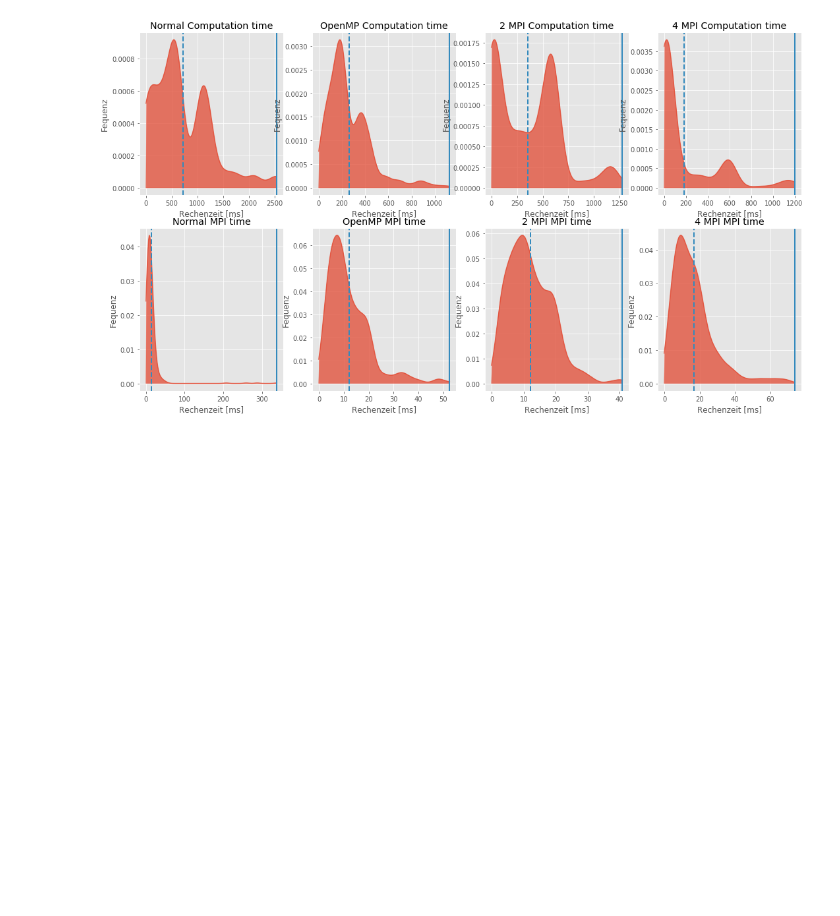
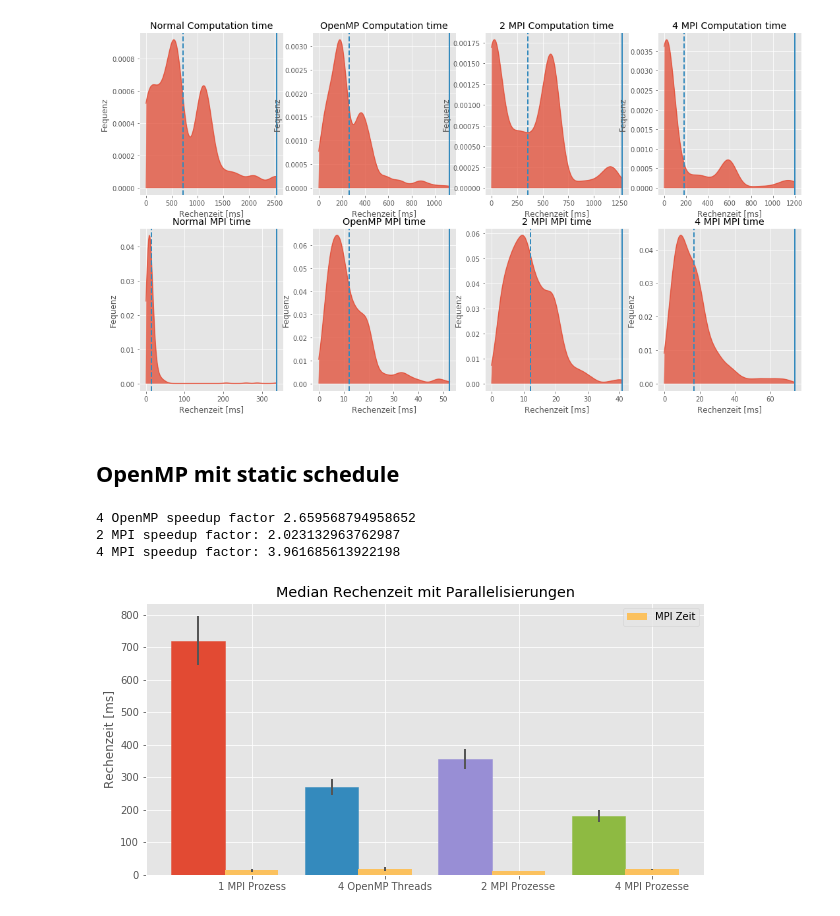
Before and after one commit to eragp/mandelbrot, a Jupyter notebook: eval/scalingGraph/Parallelism.ipynb, the cells around one changed output. Drawn from its saved outputs; the diff is of its cells as text; code cells hidden in the pictures; blank space fills up the shorter version.

Commit message:
Add static schedule graph

```diff
--- a/eval/scalingGraph/Parallelism.ipynb
+++ b/eval/scalingGraph/Parallelism.ipynb
@@ -302,3 +302,70 @@ histogram(axs[1,3], mpiMPI, 'Rechenzeit [ms]', 'Fequenz', "4 MPI MPI time")
 plt.show()
 # %% [output]
 [figure]
+# %% [markdown]
+## OpenMP mit static schedule
+# %%
+normalT = load_json("./data/data_parallel_normal_2.json")
+ompT = load_json("./data/data_parallel_4_OpenMP_2.static.json")
+mpiT = load_json("./data/data_parallel_4_MPI_2.json")
+mpi2T = load_json("./data/data_parallel_2_MPI_2.json")
+
+def stat(data):
+    a, b = zip(*data)
+    a, b = np.asarray(a) / 1e3, np.asarray(b) / 1e3
+    m, err = mean_confidence(a, .99)
+    m2, err2 = mean_confidence(b, .99)
+    return m, err, m2, err2
+    #return np.mean(a), np.std(a), np.mean(b), np.std(b)
+
+normal, normalErr, normalMPI, normalMPIerr = stat(normalT)
+omp, ompErr, ompMPI, ompMPIerr = stat(ompT)
+mpi, mpiErr, mpiMPI, mpiMPIerr = stat(mpiT)
+mpi2, mpi2Err, mpi2MPI, mpi2MPIerr = stat(mpi2T)
+
+
+x_ticks = ["1 MPI Prozess", "4 OpenMP Threads", '2 MPI Prozesse', "4 MPI Prozesse"]
+x = np.arange(len(x_ticks))
+y = (normal, omp, mpi2, mpi)
+yerr = (normalErr, ompErr, mpi2Err, mpiErr)
+
+
+fig, ax = plt.subplots(figsize=(10,5))
+total_width = 0.8
+ind_width = total_width / 2
+alteration = np.arange(-(total_width / 2), total_width/2, ind_width)
+
+barlist = ax.bar(alteration[0] + x, y, align='center', width=ind_width)
+
+barlist[0].set_color('#E24A33')
+barlist[1].set_color('#348ABD')
+barlist[2].set_color('#988ED5')
+barlist[3].set_color('#8EBA42')
+
+
+yMPI = (normalMPI, ompMPI, mpi2MPI, mpiMPI)
+yMPIErr = (normalMPIerr, ompMPIerr, mpi2MPIerr, mpiMPIerr)
+ax.bar(alteration[1] + x, yMPI, align='center', color='#FBC15E', width=ind_width, label='MPI Zeit')
+
+
+ax.errorbar(alteration[0] + x, y, yerr=yerr, color='#555555', ls='none', lw = 2, capthick = 2)
+ax.errorbar(alteration[1] + x, yMPI, yerr=yMPIErr, color='#555555', ls='none', lw = 2, capthick = 2)
+ax.set_ylabel('Rechenzeit [ms]')
+ax.set_title('Median Rechenzeit mit Parallelisierungen')
+
+ax.set_xticks(np.arange(len(x_ticks)))
+ax.set_xticklabels(x_ticks)
+ax.legend()
+#plt.yscale('log')
+#save_fig(fig, 'parallelism')
+
+print('4 OpenMP speedup factor', normal / omp)
+print('2 MPI speedup factor:', normal / mpi2)
+print('4 MPI speedup factor:', normal / mpi)
+
+plt.show()
+# %% [output]
+4 OpenMP speedup factor 2.659568794958652
+2 MPI speedup factor: 2.023132963762987
+4 MPI speedup factor: 3.961685613922198
+[figure, added]
```
